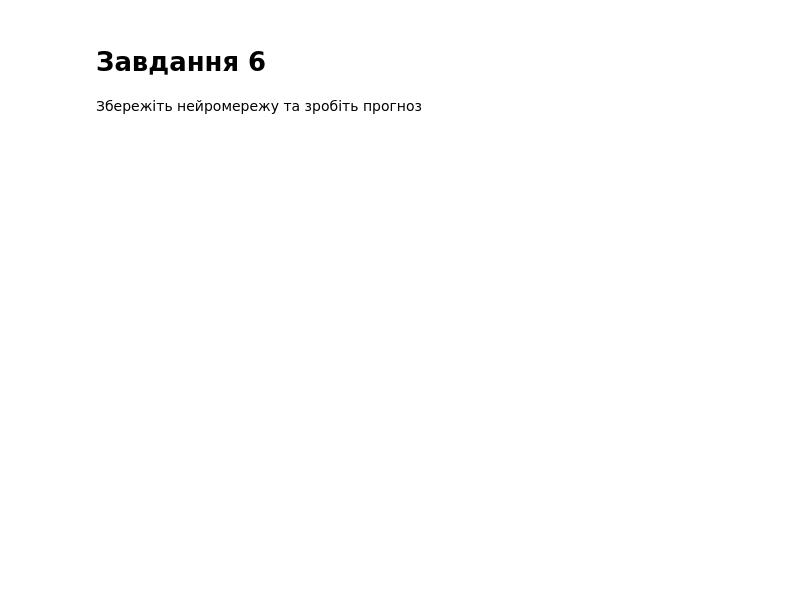
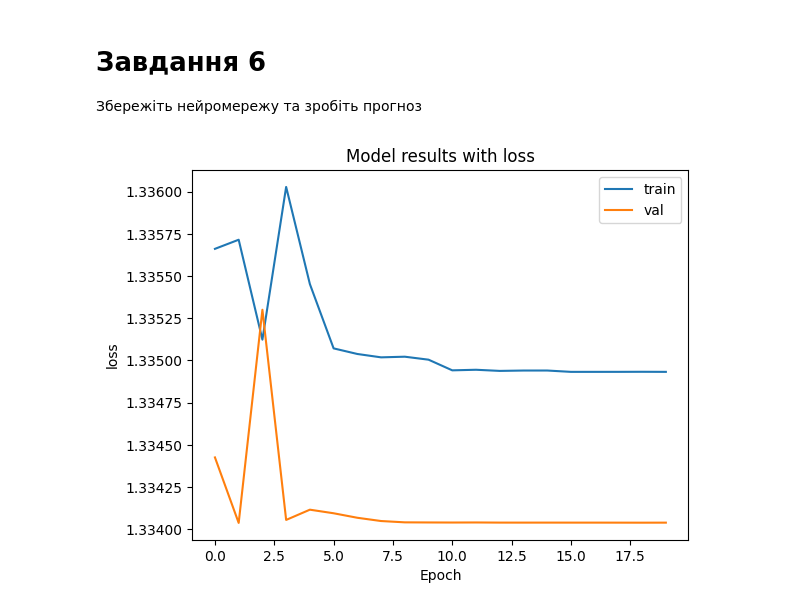
Before and after one commit to IrynaBarnych/AI14, a Jupyter notebook: module4/Практична_регуляризація.ipynb, the cells around one changed output. Saved outputs shown, nothing was run; the diff lists cells and outputs as text; code cells hidden in the pictures; blank space fills up the shorter version.

```diff
--- a/module4/Практична_регуляризація.ipynb
+++ b/module4/Практична_регуляризація.ipynb
@@ -184,13 +184,13 @@ class BinaryClassifier(nn.Module):
         out = F.relu(out)
 
         out = self.linear2(out)
-        out = F.sigmoid(out)
+        out = F.relu(out)
 
         out = self.linear3(out)
         out = F.relu(out)
 
         out = self.linear4(out)
-        out = F.sigmoid(out)
+        out = F.relu(out)
 
         out = self.linear5(out)
         out = F.relu(out)
@@ -239,8 +255,25 @@ RuntimeError: mat1 and mat2 shapes cannot be multiplied (2x16 and 128x128)
 # %% [markdown]
 # Завдання 4
 Визначте функцію втрат та оптимізатор, можливо графік швидкості навчання
+# %%
+class WeightedBCE(nn.Module):
+    def __init__(self, pos_weight, neg_weight=1):
+        super(WeightedBCE, self).__init__()
+        self.neg_weight = neg_weight
+        self.pos_weight = pos_weight
+
+    def forward(self, input, target):
+        assert input.shape == target.shape, "The loss function received invalid input shapes"
+        y_hat = input
+        loss = -1.0 * (self.pos_weight * target * torch.log(y_hat + 1e-6) + self.neg_weight * (1 - target) * torch.log(1 - y_hat + 1e-6))
+        # Account for 0 times inf which leads to nan
+        loss[torch.isnan(loss)] = 0
+        # We average across each of the extra attribute dimensions to generalize it
+        loss = loss.mean(dim=1)
+        # We use mean reduction for our task
+        return loss.mean()
 # %%
-loss_fn = nn.BCELoss()
+loss_fn = WeightedBCE(20)
 
 optimizer = torch.optim.Adam(model.parameters(), lr=1e-2, weight_decay=1e-6)
 # %%
@@ -401,6 +434,6 @@ from sklearn.metrics import accuracy_score, roc_auc_score
 
 history = train(model, optimizer, loss_fn, train_dl, test_dl,
                 epochs=20,
-                metrics=[accuracy_score, roc_auc_score],
+                metrics=[accuracy_score],
                 device=device,
                 task='binary')
@@ -407,3 +458,18 @@ history = train(model, optimizer, loss_fn, train_dl, test_dl,
 # %% [markdown]
 # Завдання 6
 Збережіть нейромережу та зробіть прогноз
+# %%
+import matplotlib.pyplot as plt
+
+def plot_metric(history, name):
+  plt.title(f"Model results with {name}")
+  plt.plot(history[name], label='train')
+  plt.plot(history['val_'+name], label='val')
+  plt.xlabel('Epoch')
+  plt.ylabel(name)
+  plt.legend()
+
+
+plot_metric(history, 'loss')
+# %% [output]
+[figure, added]
```
Also changed, not shown: parts of 5 cells of this notebook.
